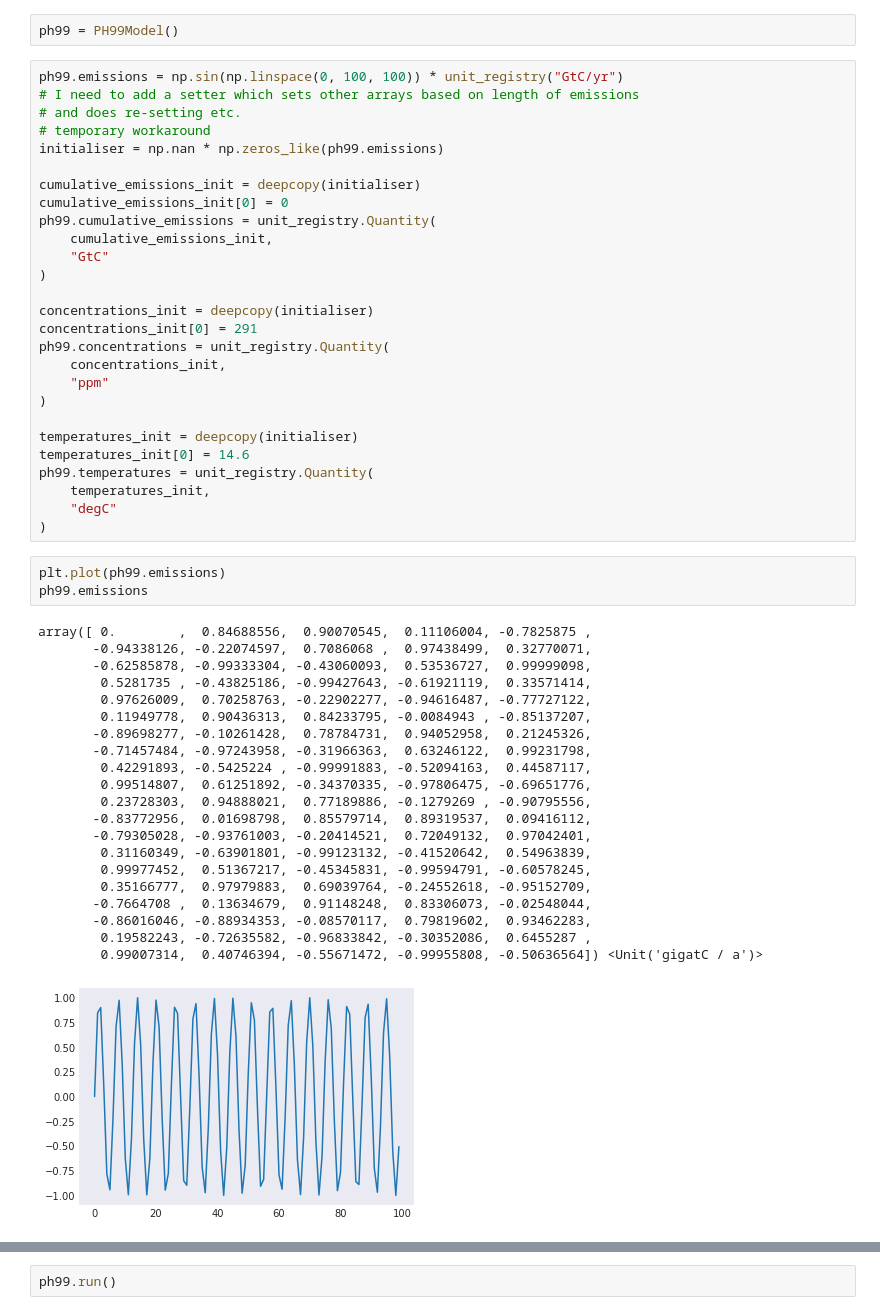
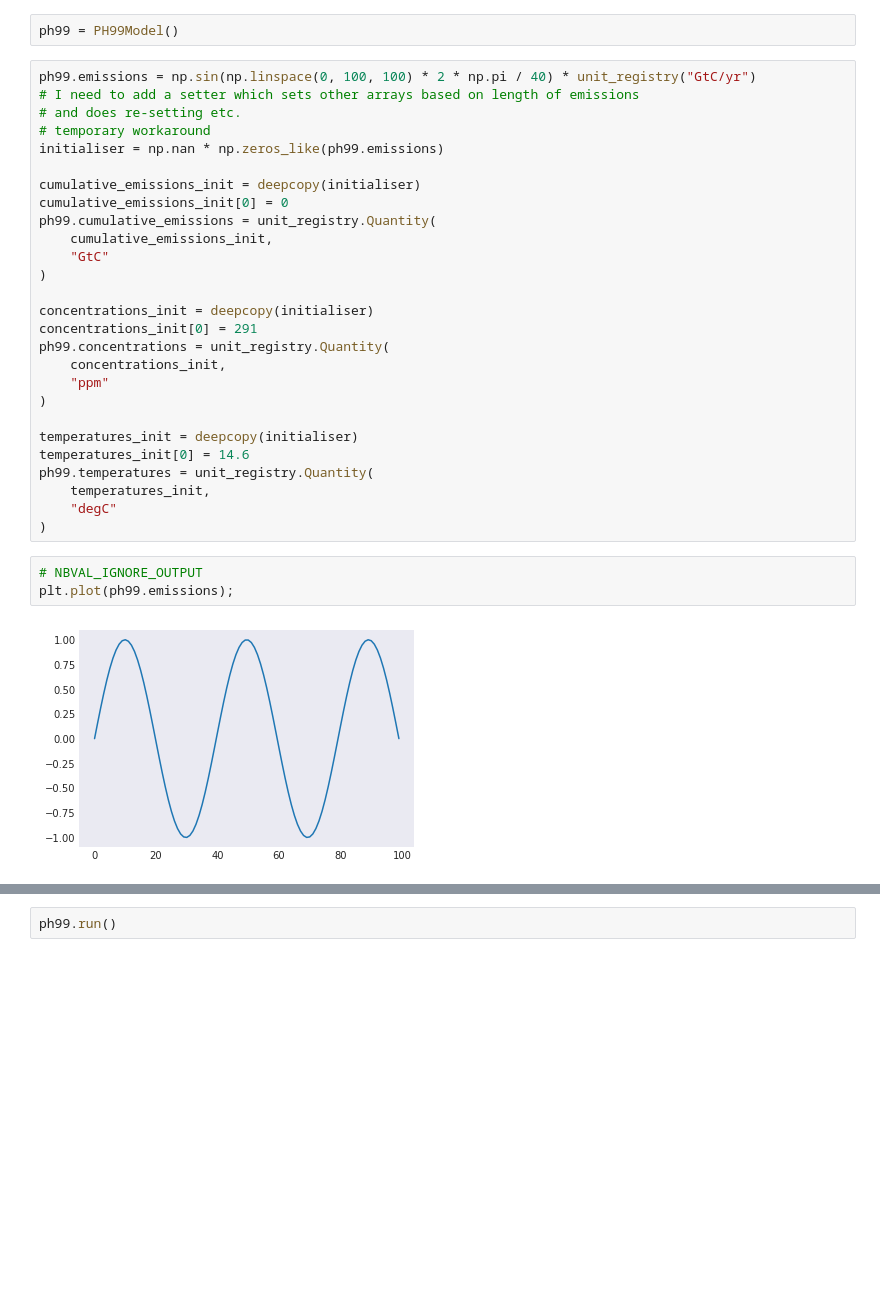
Before and after one commit to znicholls/openscm, a Jupyter notebook: notebooks/PH99.ipynb, the cells around one changed output, grey strips where cells are left out. Saved outputs shown, nothing was run; the diff lists cells and outputs as text; blank space fills up the shorter version.

```diff
--- a/notebooks/PH99.ipynb
+++ b/notebooks/PH99.ipynb
@@ -11,7 +11,7 @@ plt.style.use('seaborn-dark')
 # %%
 ph99 = PH99Model()
 # %%
-ph99.emissions = np.sin(np.linspace(0, 100, 100)) * unit_registry("GtC/yr")
+ph99.emissions = np.sin(np.linspace(0, 100, 100) * 2 * np.pi / 40) * unit_registry("GtC/yr")
 # I need to add a setter which sets other arrays based on length of emissions
 # and does re-setting etc.
 # temporary workaround
@@ -38,27 +38,7 @@ ph99.temperatures = unit_registry.Quantity(
     "degC"
 )
 # %%
-plt.plot(ph99.emissions)
-ph99.emissions
+# NBVAL_IGNORE_OUTPUT
+plt.plot(ph99.emissions);
 # %% [output]
-array([ 0.        ,  0.84688556,  0.90070545,  0.11106004, -0.7825875 ,
-       -0.94338126, -0.22074597,  0.7086068 ,  0.97438499,  0.32770071,
-       -0.62585878, -0.99333304, -0.43060093,  0.53536727,  0.99999098,
-        0.5281735 , -0.43825186, -0.99427643, -0.61921119,  0.33571414,
-        0.97626009,  0.70258763, -0.22902277, -0.94616487, -0.77727122,
-        0.11949778,  0.90436313,  0.84233795, -0.0084943 , -0.85137207,
-       -0.89698277, -0.10261428,  0.78784731,  0.94052958,  0.21245326,
-       -0.71457484, -0.97243958, -0.31966363,  0.63246122,  0.99231798,
-        0.42291893, -0.5425224 , -0.99991883, -0.52094163,  0.44587117,
-        0.99514807,  0.61251892, -0.34370335, -0.97806475, -0.69651776,
-        0.23728303,  0.94888021,  0.77189886, -0.1279269 , -0.90795556,
-       -0.83772956,  0.01698798,  0.85579714,  0.89319537,  0.09416112,
-       -0.79305028, -0.93761003, -0.20414521,  0.72049132,  0.97042401,
-        0.31160349, -0.63901801, -0.99123132, -0.41520642,  0.54963839,
-        0.99977452,  0.51367217, -0.45345831, -0.99594791, -0.60578245,
-        0.35166777,  0.97979883,  0.69039764, -0.24552618, -0.95152709,
-       -0.7664708 ,  0.13634679,  0.91148248,  0.83306073, -0.02548044,
-       -0.86016046, -0.88934353, -0.08570117,  0.79819602,  0.93462283,
-        0.19582243, -0.72635582, -0.96833842, -0.30352086,  0.6455287 ,
-        0.99007314,  0.40746394, -0.55671472, -0.99955808, -0.50636564]) <Unit('gigatC / a')>
-[figure, old version]
+[figure, new version]
```
Also changed, not shown: parts of 9 cells of this notebook.
